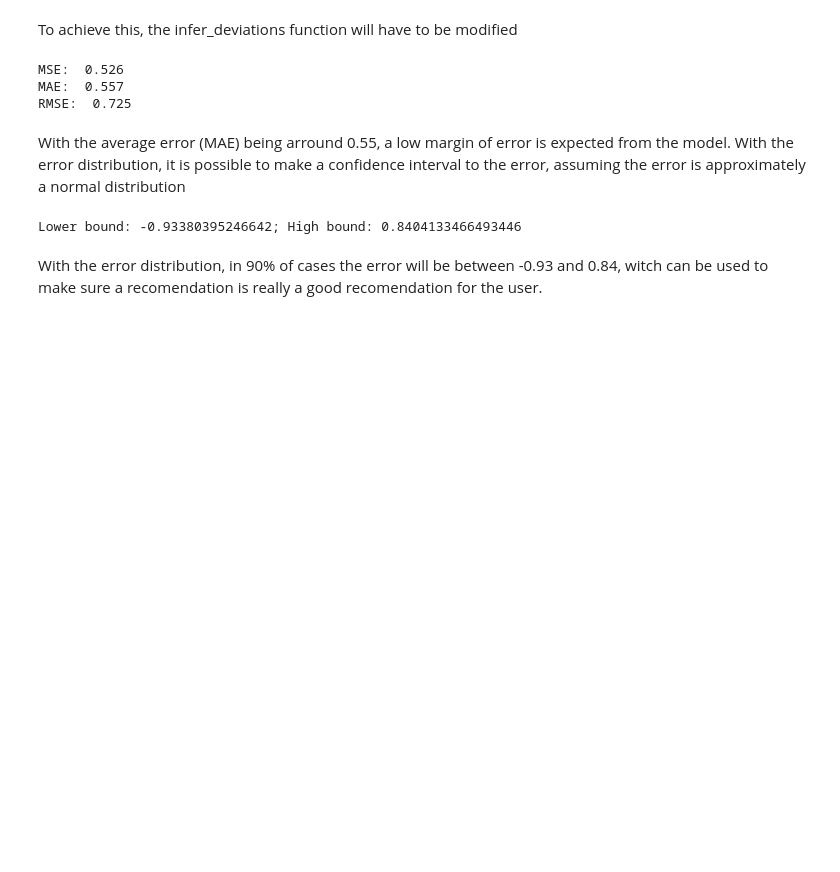
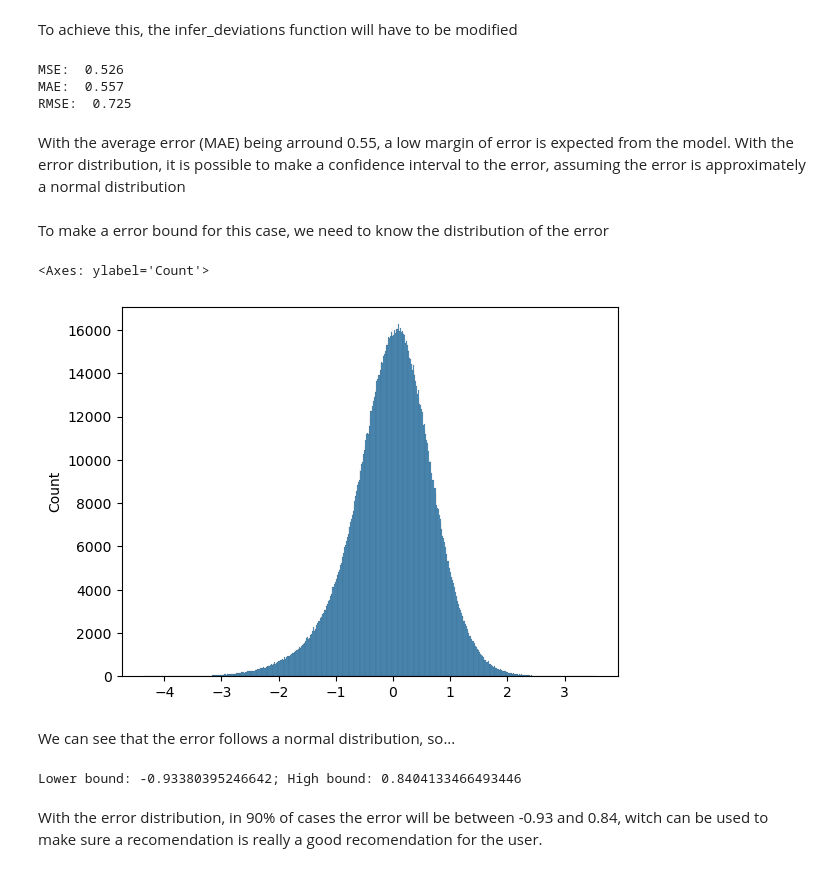
Before and after one commit to ivan-cunha/Film-CollabFiltering, a Jupyter notebook: user-user-collab-filtering.ipynb, the cells around one changed output. Saved outputs shown, nothing was run; the diff lists cells and outputs as text; code cells hidden in the pictures; blank space fills up the shorter version.

```diff
--- a/user-user-collab-filtering.ipynb
+++ b/user-user-collab-filtering.ipynb
@@ -193,6 +193,15 @@ RMSE:  0.725
 With the average error (MAE) being arround 0.55, a low margin of error is expected from the model. With the error distribution, it is possible to make a confidence interval to the error, assuming the error is approximately a normal distribution
 # %%
 error = y_true - y_pred
+# %% [markdown]
+To make a error bound for this case, we need to know the distribution of the error
+# %%
+sns.histplot(error)
+# %% [output]
+<Axes: ylabel='Count'>
+[figure, added]
+# %% [markdown]
+We can see that the error follows a normal distribution, so...
 # %%
 lower, higher = np.percentile(error, [10,90], method="normal_unbiased")
 # %%
```
Also changed, not shown: 2 other files.
